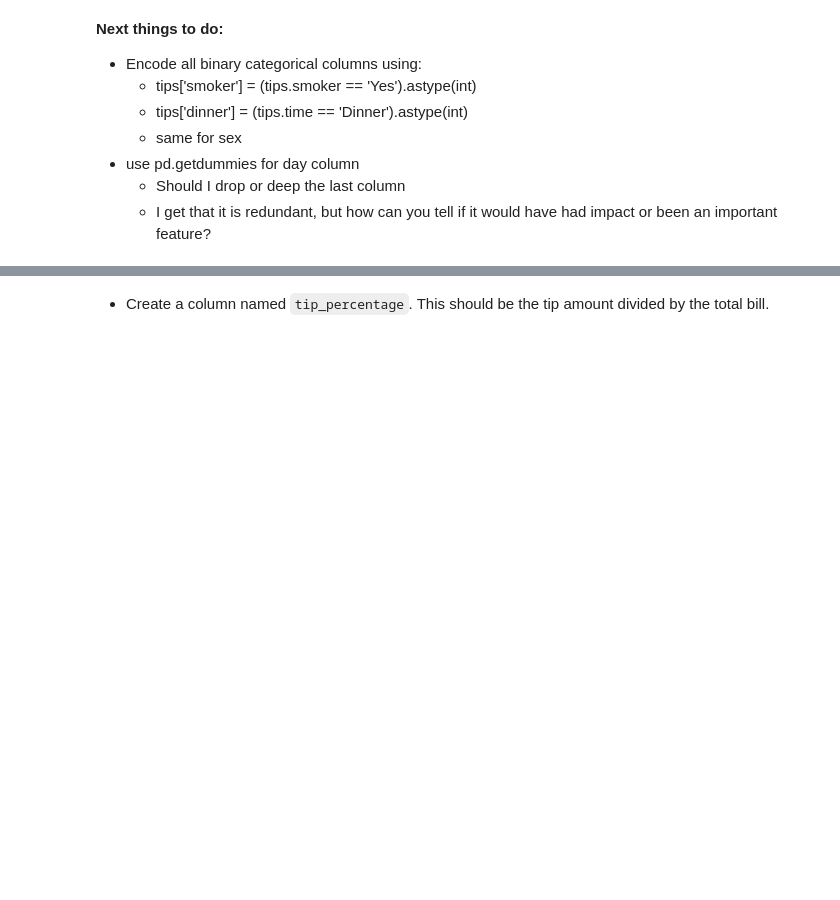
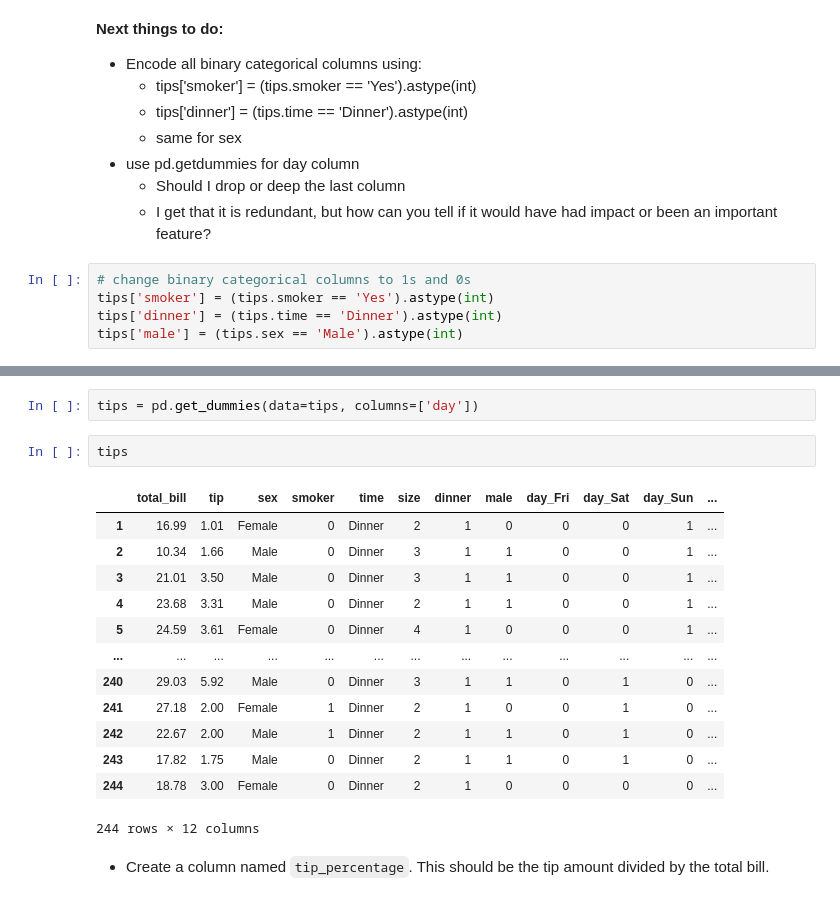
Before and after one commit to adam-talbot/regression-exercises, a Jupyter notebook: feature_engineering.ipynb, the cells around one changed output, grey strips where cells are left out. Saved outputs shown, nothing was run; the diff lists cells and outputs as text; blank space fills up the shorter version.

```diff
--- a/feature_engineering.ipynb
+++ b/feature_engineering.ipynb
@@ -43,3 +44,8 @@ Name: day, dtype: int64
 - use pd.getdummies for day column
     - Should I drop or deep the last column
     - I get that it is redundant, but how can you tell if it would have had impact or been an important feature?
+# %%
+# change binary categorical columns to 1s and 0s
+tips['smoker'] = (tips.smoker == 'Yes').astype(int)
+tips['dinner'] = (tips.time == 'Dinner').astype(int)
+tips['male'] = (tips.sex == 'Male').astype(int)
@@ -46,2 +61,20 @@ Name: day, dtype: int64
+# %%
+tips = pd.get_dummies(data=tips, columns=['day'])
+# %%
+tips
+# %% [output]
+|  | total_bill | tip | sex | smoker | time | size | dinner | male | day_Fri | day_Sat | day_Sun | ... |
+| 1 | 16.99 | 1.01 | Female | 0 | Dinner | 2 | 1 | 0 | 0 | 0 | 1 | ... |
+| 2 | 10.34 | 1.66 | Male | 0 | Dinner | 3 | 1 | 1 | 0 | 0 | 1 | ... |
+| 3 | 21.01 | 3.50 | Male | 0 | Dinner | 3 | 1 | 1 | 0 | 0 | 1 | ... |
+| 4 | 23.68 | 3.31 | Male | 0 | Dinner | 2 | 1 | 1 | 0 | 0 | 1 | ... |
+| 5 | 24.59 | 3.61 | Female | 0 | Dinner | 4 | 1 | 0 | 0 | 0 | 1 | ... |
+| ... | ... | ... | ... | ... | ... | ... | ... | ... | ... | ... | ... | ... |
+| 240 | 29.03 | 5.92 | Male | 0 | Dinner | 3 | 1 | 1 | 0 | 1 | 0 | ... |
+| 241 | 27.18 | 2.00 | Female | 1 | Dinner | 2 | 1 | 0 | 0 | 1 | 0 | ... |
+| 242 | 22.67 | 2.00 | Male | 1 | Dinner | 2 | 1 | 1 | 0 | 1 | 0 | ... |
+| 243 | 17.82 | 1.75 | Male | 0 | Dinner | 2 | 1 | 1 | 0 | 1 | 0 | ... |
+| 244 | 18.78 | 3.00 | Female | 0 | Dinner | 2 | 1 | 0 | 0 | 0 | 0 | ... |
+244 rows × 12 columns
 # %% [markdown]
 - Create a column named `tip_percentage`. This should be the tip amount divided by the total bill.
```
Also changed, not shown: parts of 56 cells of this notebook.
